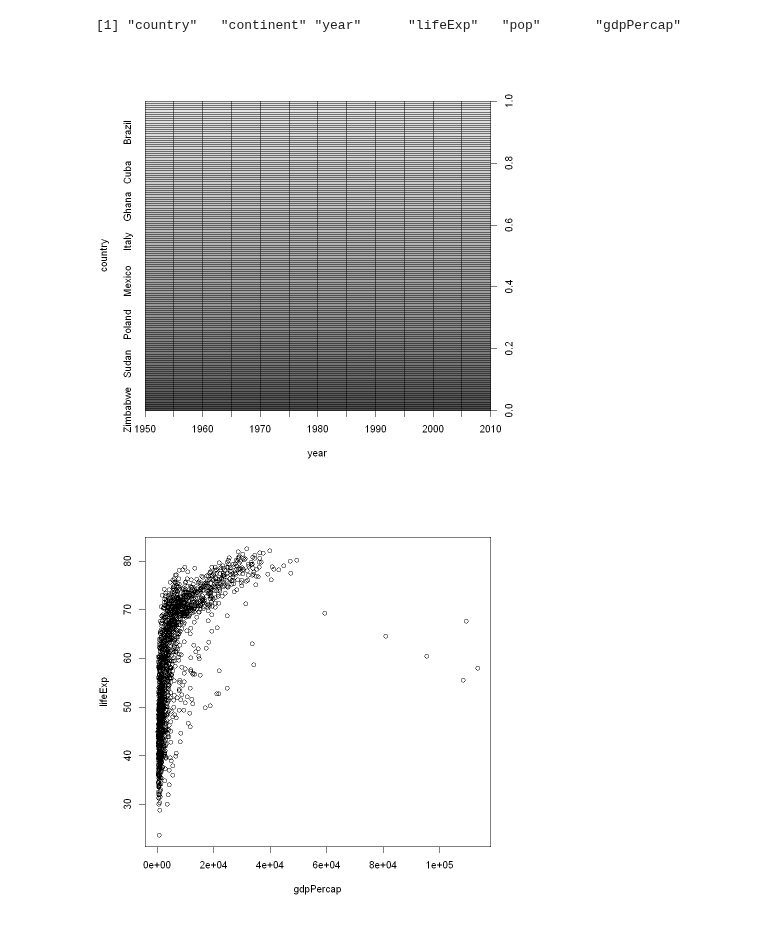
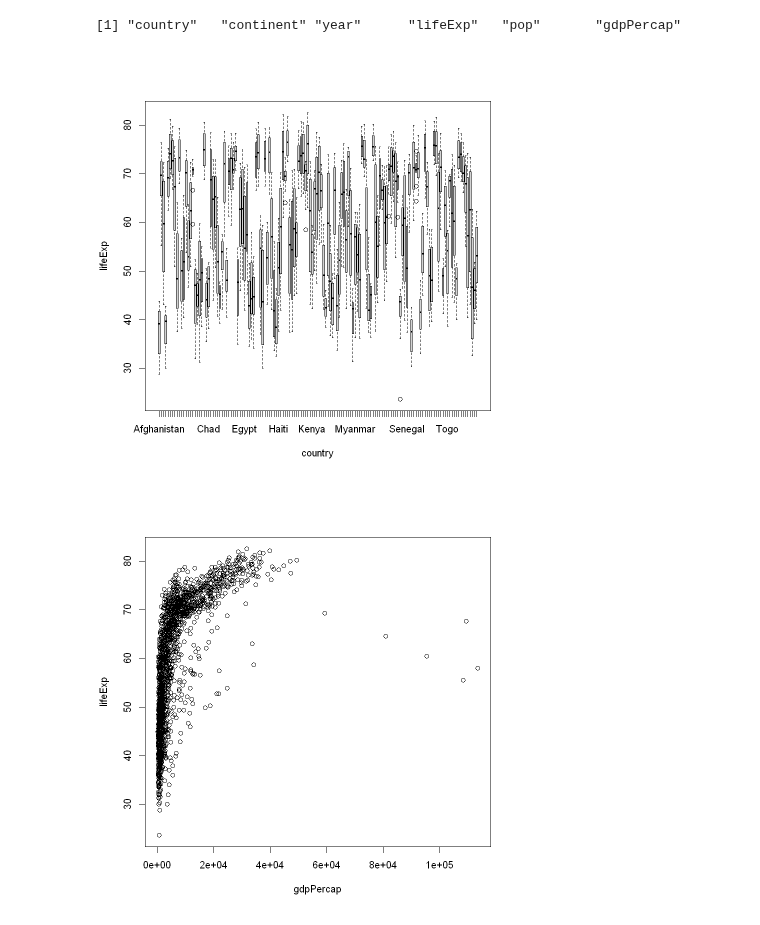
Before and after one commit to qslia/R_Practice, a Jupyter notebook: stat545/1.ipynb, the cells around one changed output. Saved outputs shown, nothing was run; the diff lists cells and outputs as text; code cells hidden in the pictures.

```diff
--- a/stat545/1.ipynb
+++ b/stat545/1.ipynb
@@ -306,9 +306,9 @@ names(gapminder)
 # %% [output]
 [1] "country"   "continent" "year"      "lifeExp"   "pop"       "gdpPercap"
 # %%
-plot(country ~ lifeExp, gapminder)
+plot(lifeExp ~ country, gapminder)
 # %% [output]
-[figure, old version]
+[figure, new version]
 # %%
 plot(lifeExp ~ gdpPercap, gapminder)
 # %% [output]
```
Also changed, not shown: parts of 12 cells of this notebook.
